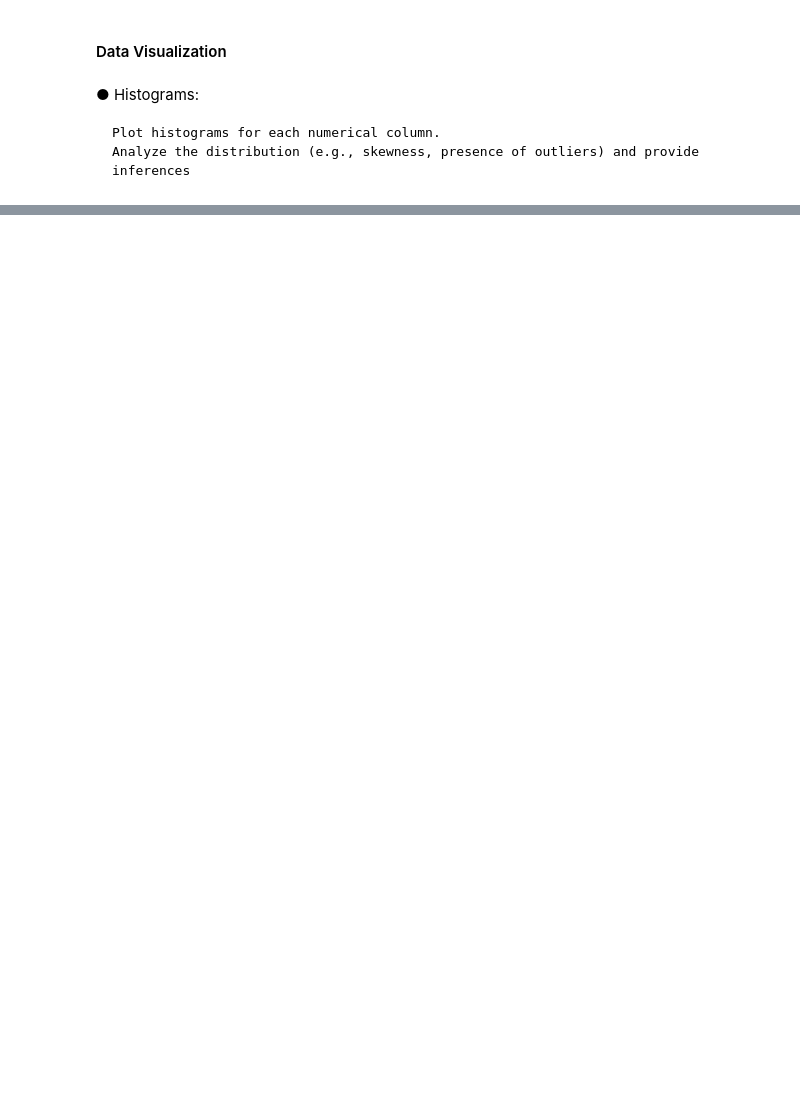
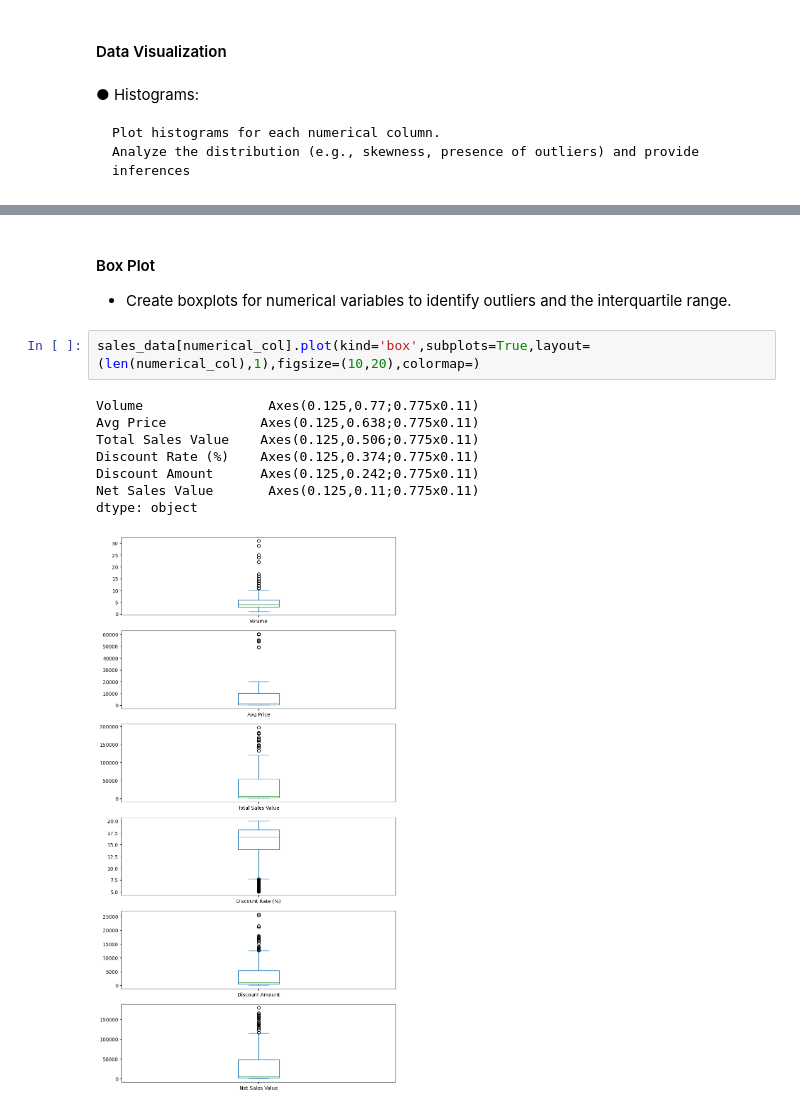
Before and after one commit to Smita2597/ds-repo, a Jupyter notebook: Assignment/Basic Stats.ipynb, the cells around one changed output, grey strips where cells are left out. Cells and saved outputs as stored; diff of their text form; blank space fills up the shorter version.

```diff
--- a/Assignment/Basic Stats.ipynb
+++ b/Assignment/Basic Stats.ipynb
@@ -130,0 +201,14 @@ plt.show()
+# %% [markdown]
+#### Box Plot
+- 	Create boxplots for numerical variables to identify outliers and the interquartile range.
+# %%
+sales_data[numerical_col].plot(kind='box',subplots=True,layout=(len(numerical_col),1),figsize=(10,20),colormap=)
+# %% [output]
+Volume                Axes(0.125,0.77;0.775x0.11)
+Avg Price            Axes(0.125,0.638;0.775x0.11)
+Total Sales Value    Axes(0.125,0.506;0.775x0.11)
+Discount Rate (%)    Axes(0.125,0.374;0.775x0.11)
+Discount Amount      Axes(0.125,0.242;0.775x0.11)
+Net Sales Value       Axes(0.125,0.11;0.775x0.11)
+dtype: object
+[figure, added]
```
Also changed, not shown: parts of 37 cells of this notebook.
